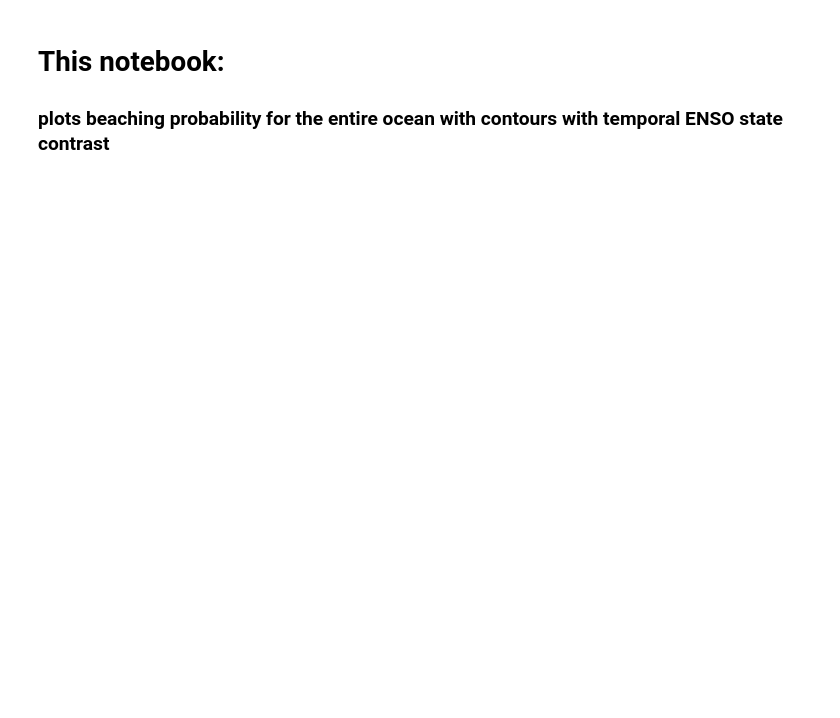
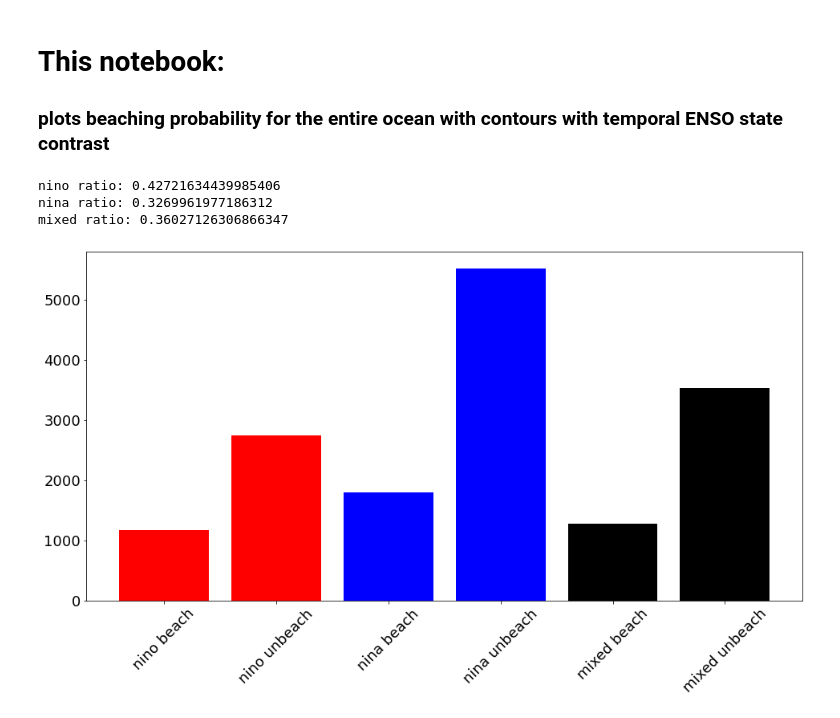
Before and after one commit to GHOpenonic/global-drifter-program, a Jupyter notebook: ENSO_contoured_beach_probabilities.ipynb, the cells around one changed output. Cells and saved outputs as stored; diff of their text form; code cells hidden in the pictures; blank space fills up the shorter version.

```diff
--- a/ENSO_contoured_beach_probabilities.ipynb
+++ b/ENSO_contoured_beach_probabilities.ipynb
@@ -58,11 +58,39 @@ def classify_ENSO_trajectories(df, percent_parameter):
 
     return el_nino_traj, la_nina_traj, mixed_ENSO_traj
 # %%
-# 80 percent seems good
-percent_parameter = 80
+# 85 percent seems good
+percent_parameter = 85
 
 # beach
 el_nino_traj_beach, la_nina_traj_beach, mixed_ENSO_traj_beach = classify_ENSO_trajectories(beach, percent_parameter)
 
 # unbeach
 el_nino_traj_unbeach, la_nina_traj_unbeach, mixed_ENSO_traj_unbeach = classify_ENSO_trajectories(unbeach, percent_parameter)
+# %%
+#let's consider their relative sizes:
+
+# find the ratios of beach to unbeach for each:
+nino_ratio = len(el_nino_traj_beach) / len(el_nino_traj_unbeach)
+
+nina_ratio = len(la_nina_traj_beach) / len(la_nina_traj_unbeach)
+
+mixed_ratio = len(mixed_ENSO_traj_beach) / len(mixed_ENSO_traj_unbeach)
+
+print('nino ratio: ' + str(nino_ratio))
+print('nina ratio: ' + str(nina_ratio))
+print('mixed ratio: ' + str(mixed_ratio))
+
+
+plt.figure(figsize=(16, 8))
+colors = ['red', 'red', 'blue', 'blue', 'black', 'black']
+plt.bar(["nino beach", "nino unbeach", "nina beach", "nina unbeach", "mixed beach", "mixed unbeach"],
+        [len(el_nino_traj_beach), len(el_nino_traj_unbeach), len(la_nina_traj_beach),len(la_nina_traj_unbeach),
+         len(mixed_ENSO_traj_beach), len(mixed_ENSO_traj_unbeach)], color = colors)
+
+plt.xticks(rotation=45, ha='center')
+plt.show()
+# %% [output]
+nino ratio: 0.42721634439985406
+nina ratio: 0.3269961977186312
+mixed ratio: 0.36027126306866347
+[figure, added]
```
Also changed, not shown: parts of 17 cells of this notebook.
